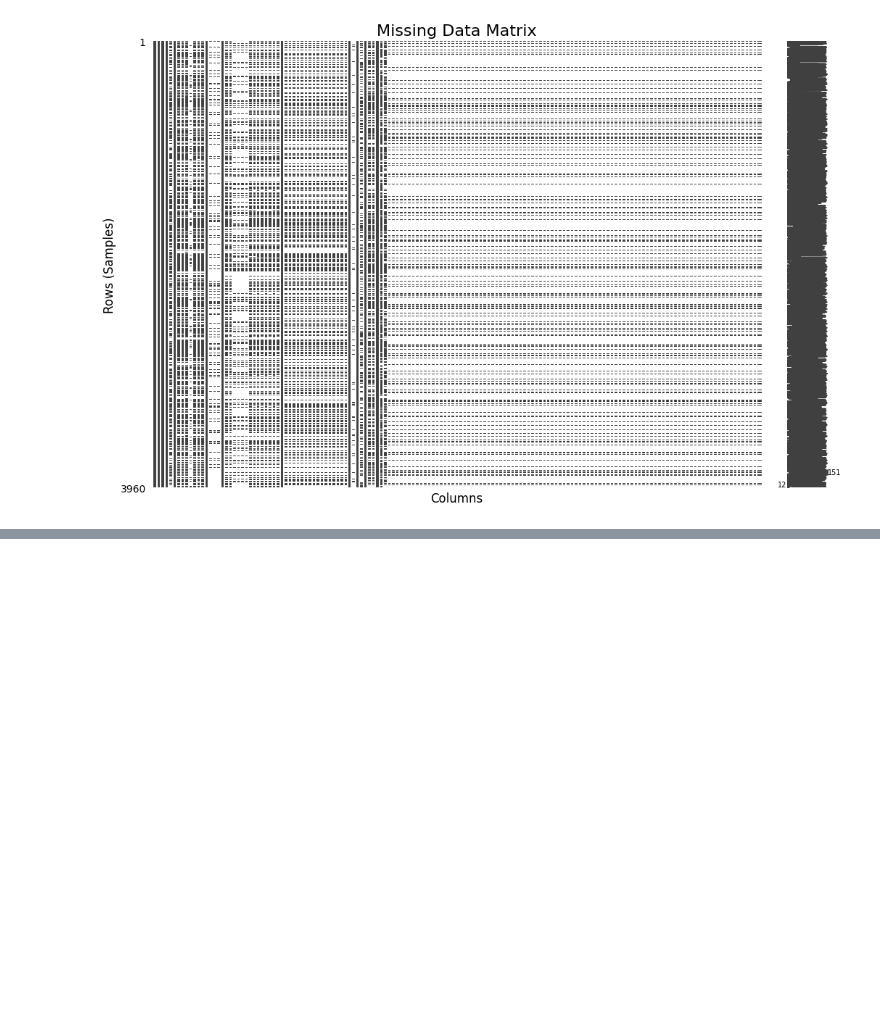
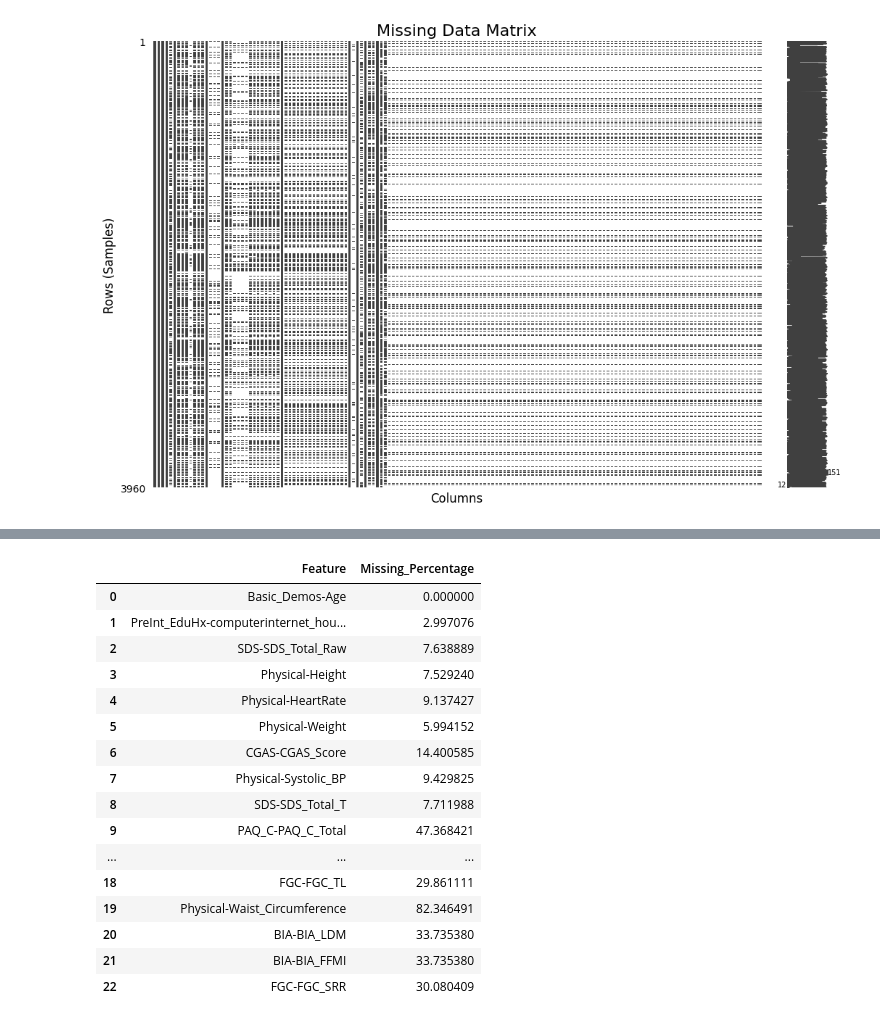
Before and after one commit to Sha661nk/CMI-Problematic-Internet-Users-Mindset-Modeling, a Jupyter notebook: cmi-problematic-internet-usage-analysis.ipynb, the cells around one changed output, grey strips where cells are left out. Cells and saved outputs as stored; diff of their text form; code cells hidden in the pictures; blank space fills up the shorter version.

```diff
--- a/cmi-problematic-internet-usage-analysis.ipynb
+++ b/cmi-problematic-internet-usage-analysis.ipynb
@@ -620,0 +384,50 @@ Fold 4 - Validation QWK: 0.3910
+# %%
+important_features = [
+    'Basic_Demos-Age',
+    'PreInt_EduHx-computerinternet_hoursday',
+    'SDS-SDS_Total_Raw',
+    'Physical-Height',
+    'Physical-HeartRate',
+    'Physical-Weight',
+    'CGAS-CGAS_Score',
+    'Physical-Systolic_BP',
+    'SDS-SDS_Total_T',
+    'PAQ_C-PAQ_C_Total',
+    'FGC-FGC_PU',
+    'FGC-FGC_CU',
+    'FGC-FGC_GSD',
+    'BIA-BIA_BMC',
+    'Physical-BMI',
+    'Physical-Diastolic_BP',
+    'Basic_Demos-Sex',
+    'FGC-FGC_GSND',
+    'FGC-FGC_TL',
+    'Physical-Waist_Circumference',
+    'BIA-BIA_LDM',
+    'BIA-BIA_FFMI',
+    'FGC-FGC_SRR'
+]
+
+missing_percentage = available_sii_records[important_features].isnull().mean() * 100
+
+missing_df = pd.DataFrame({'Feature': important_features, 'Missing_Percentage': missing_percentage}).reset_index(drop=True)
+
+missing_df
+# %% [output]
+|  | Feature | Missing_Percentage |
+| 0 | Basic_Demos-Age | 0.000000 |
+| 1 | PreInt_EduHx-computerinternet_hou... | 2.997076 |
+| 2 | SDS-SDS_Total_Raw | 7.638889 |
+| 3 | Physical-Height | 7.529240 |
+| 4 | Physical-HeartRate | 9.137427 |
+| 5 | Physical-Weight | 5.994152 |
+| 6 | CGAS-CGAS_Score | 14.400585 |
+| 7 | Physical-Systolic_BP | 9.429825 |
+| 8 | SDS-SDS_Total_T | 7.711988 |
+| 9 | PAQ_C-PAQ_C_Total | 47.368421 |
+| ... | ... | ... |
+| 18 | FGC-FGC_TL | 29.861111 |
+| 19 | Physical-Waist_Circumference | 82.346491 |
+| 20 | BIA-BIA_LDM | 33.735380 |
+| 21 | BIA-BIA_FFMI | 33.735380 |
+| 22 | FGC-FGC_SRR | 30.080409 |
```
Also changed, not shown: parts of 5 cells of this notebook.
